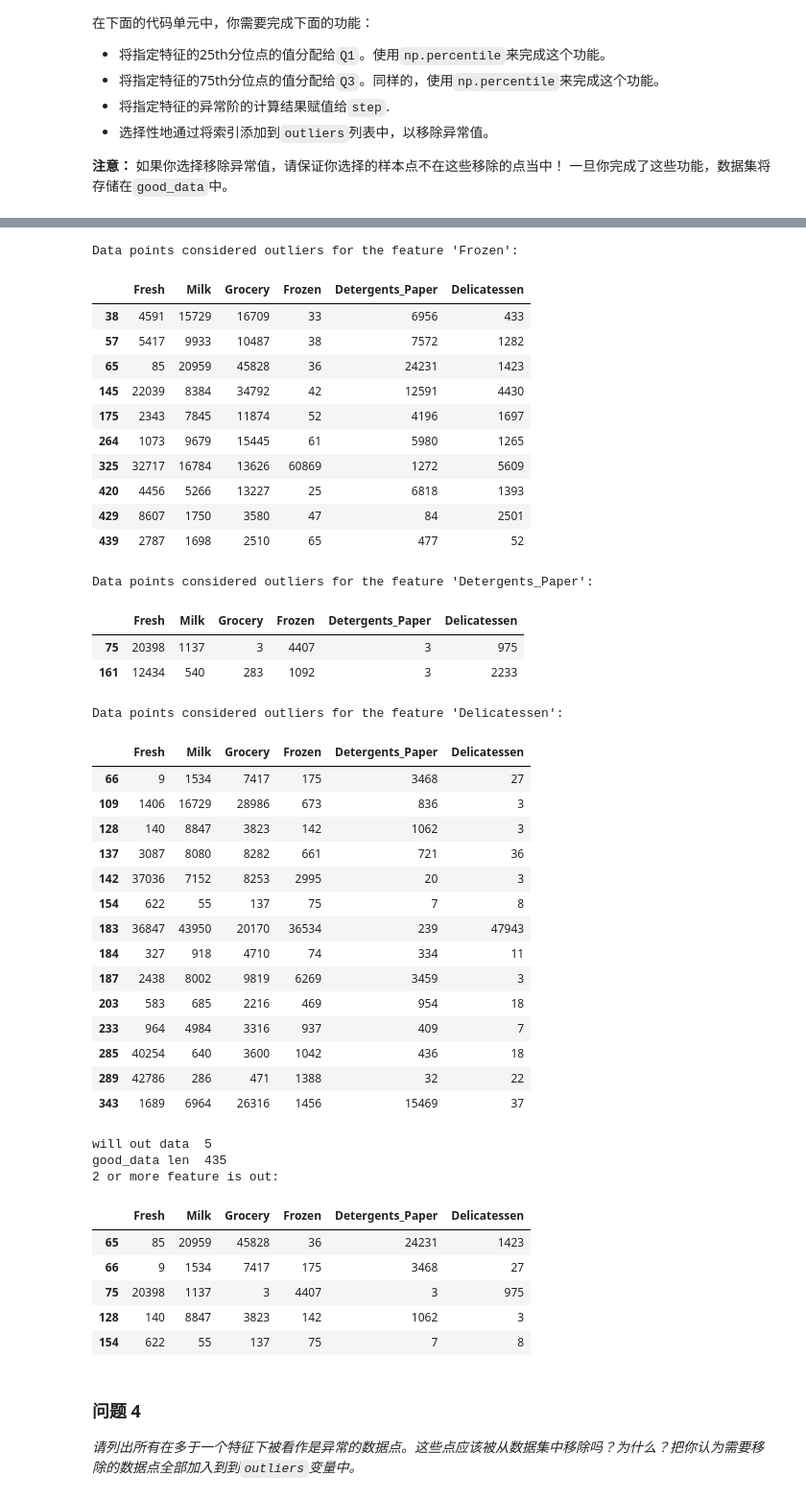
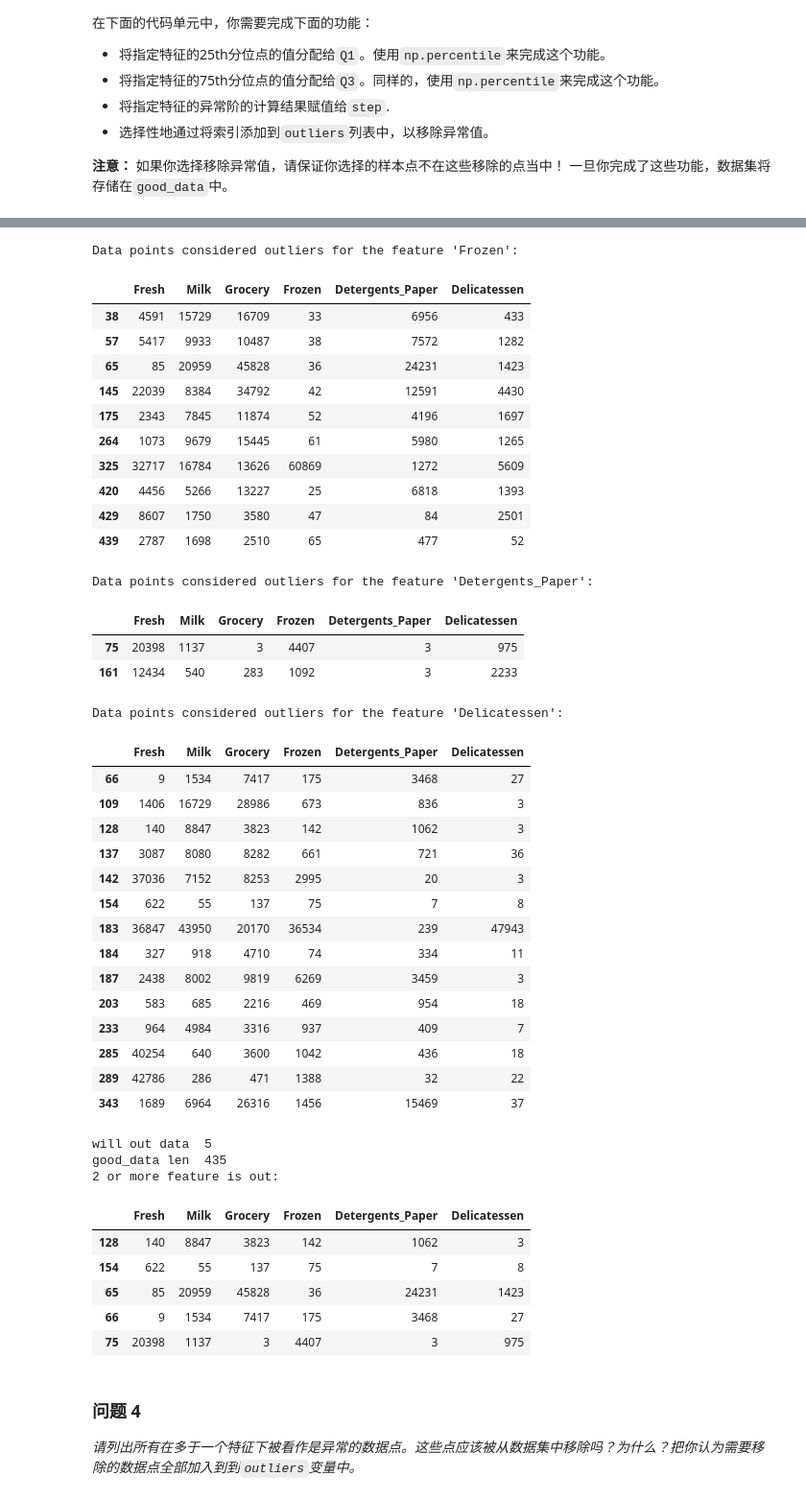
Before and after one commit to elninowang/creating_customer_segments, a Jupyter notebook: customer_segments.ipynb, the cells around one changed output, grey strips where cells are left out. Shown: that part at 96% size. Cells and saved outputs as stored; diff of their text form; code cells hidden in the pictures.

```diff
--- a/customer_segments.ipynb
+++ b/customer_segments.ipynb
@@ -218,16 +245,20 @@ for feature in log_data.keys():
 
 # 可选：选择你希望移除的数据点的索引，注意只有一个特征数据异常不认为异常，必须两个特征及以上才是异常
 outliers  = []
-for i in range(len(log_data)):
-    out_count = 0
-    for feature in log_data.keys():
-        Q1 = np.percentile(log_data[feature], 25)
-        Q3 = np.percentile(log_data[feature], 75)
-        step = (Q3-Q1)*1.5
+for feature in log_data.keys():
+    Q1 = np.percentile(log_data[feature], 25)
+    Q3 = np.percentile(log_data[feature], 75)
+    step = (Q3-Q1)*1.5
+    for i in range(len(log_data)):
         if log_data.loc[i][feature] < Q1 - step or log_data.loc[i][feature] > Q3 + step:
-            out_count += 1
-    if out_count > 1:
-        outliers.append(i)
+            outliers.append(i)
+
+from collections import Counter
+outliers_map = Counter(outliers)
+
+outliers  = []
+for index,count in outliers_map.items():
+    if count > 1: outliers.append(index)
 print "will out data ",len(outliers)
 
 # 如果选择了的话，移除异常点
@@ -274,38 +305,38 @@ Data points considered outliers for the feature 'Frozen':
 | 175 | 2343 | 7845 | 11874 | 52 | 4196 | 1697 |
 | 264 | 1073 | 9679 | 15445 | 61 | 5980 | 1265 |
 | 325 | 32717 | 16784 | 13626 | 60869 | 1272 | 5609 |
 | 420 | 4456 | 5266 | 13227 | 25 | 6818 | 1393 |
 | 429 | 8607 | 1750 | 3580 | 47 | 84 | 2501 |
 | 439 | 2787 | 1698 | 2510 | 65 | 477 | 52 |
 Data points considered outliers for the feature 'Detergents_Paper':
 |  | Fresh | Milk | Grocery | Frozen | Detergents_Paper | Delicatessen |
 | 75 | 20398 | 1137 | 3 | 4407 | 3 | 975 |
 | 161 | 12434 | 540 | 283 | 1092 | 3 | 2233 |
 Data points considered outliers for the feature 'Delicatessen':
 |  | Fresh | Milk | Grocery | Frozen | Detergents_Paper | Delicatessen |
 | 66 | 9 | 1534 | 7417 | 175 | 3468 | 27 |
 | 109 | 1406 | 16729 | 28986 | 673 | 836 | 3 |
 | 128 | 140 | 8847 | 3823 | 142 | 1062 | 3 |
 | 137 | 3087 | 8080 | 8282 | 661 | 721 | 36 |
 | 142 | 37036 | 7152 | 8253 | 2995 | 20 | 3 |
 | 154 | 622 | 55 | 137 | 75 | 7 | 8 |
 | 183 | 36847 | 43950 | 20170 | 36534 | 239 | 47943 |
 | 184 | 327 | 918 | 4710 | 74 | 334 | 11 |
 | 187 | 2438 | 8002 | 9819 | 6269 | 3459 | 3 |
 | 203 | 583 | 685 | 2216 | 469 | 954 | 18 |
 | 233 | 964 | 4984 | 3316 | 937 | 409 | 7 |
 | 285 | 40254 | 640 | 3600 | 1042 | 436 | 18 |
 | 289 | 42786 | 286 | 471 | 1388 | 32 | 22 |
 | 343 | 1689 | 6964 | 26316 | 1456 | 15469 | 37 |
 will out data  5
 good_data len  435
 2 or more feature is out:
 |  | Fresh | Milk | Grocery | Frozen | Detergents_Paper | Delicatessen |
+| 128 | 140 | 8847 | 3823 | 142 | 1062 | 3 |
+| 154 | 622 | 55 | 137 | 75 | 7 | 8 |
 | 65 | 85 | 20959 | 45828 | 36 | 24231 | 1423 |
 | 66 | 9 | 1534 | 7417 | 175 | 3468 | 27 |
 | 75 | 20398 | 1137 | 3 | 4407 | 3 | 975 |
-| 128 | 140 | 8847 | 3823 | 142 | 1062 | 3 |
-| 154 | 622 | 55 | 137 | 75 | 7 | 8 |
 # %% [markdown]
 ### 问题 4
 *请列出所有在多于一个特征下被看作是异常的数据点。这些点应该被从数据集中移除吗？为什么？把你认为需要移除的数据点全部加入到到`outliers`变量中。*
```
Also changed, not shown: parts of 14 cells of this notebook, 1 other file.
